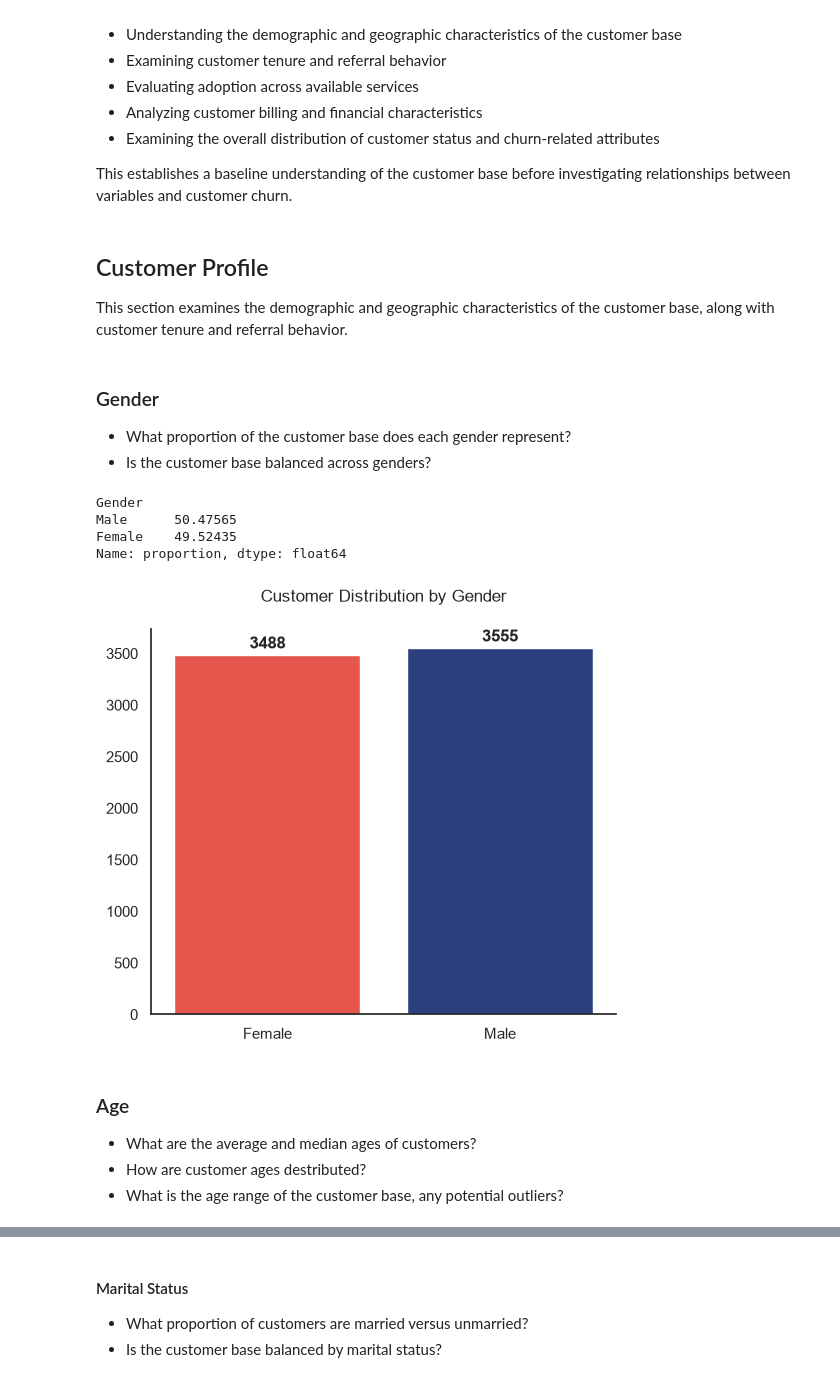
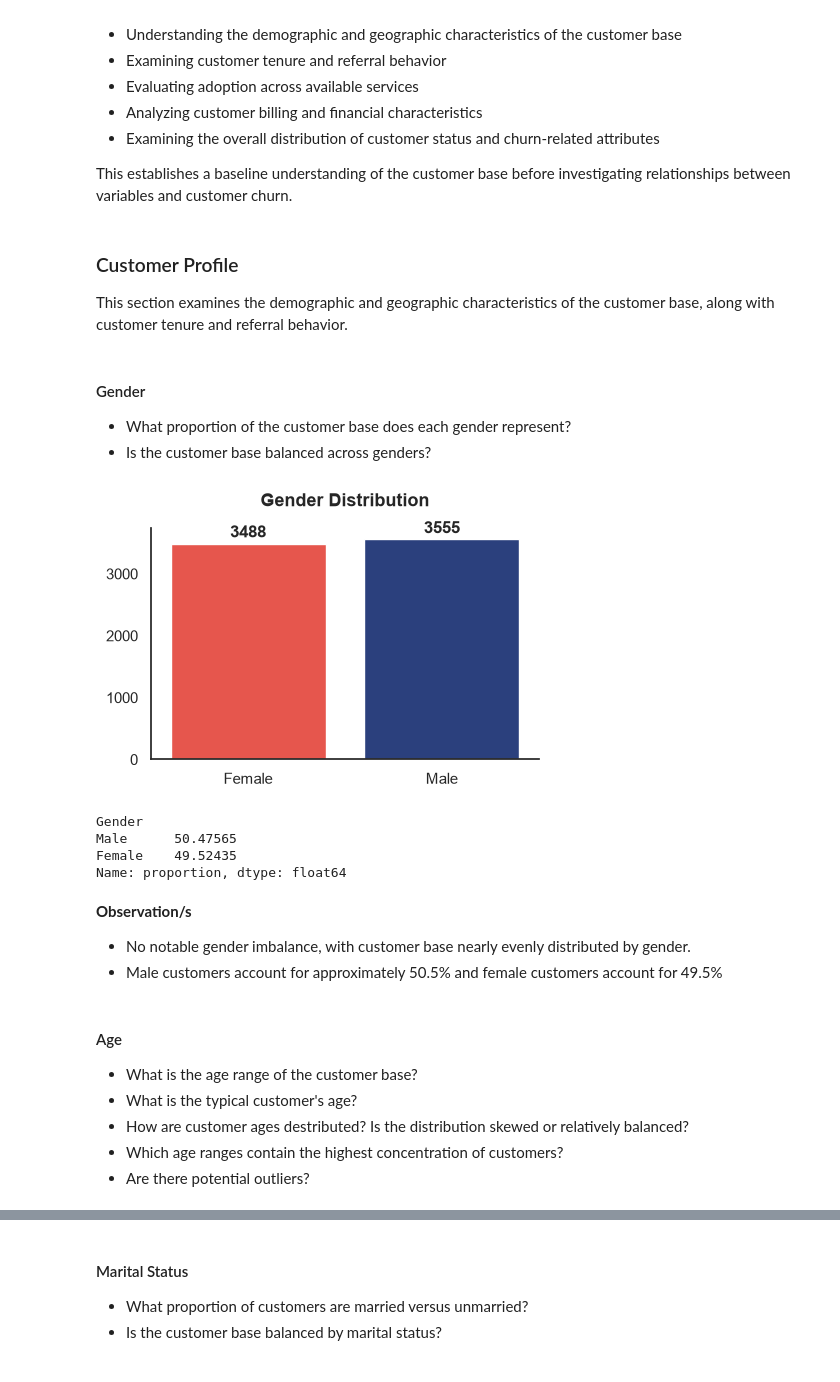
Before and after one commit to pendergataxel/telecom-customer-churn-analysis, a Jupyter notebook: notebooks/02_univariate_analysis.ipynb, the cells around one changed output, grey strips where cells are left out. Saved outputs shown, nothing was run; the diff lists cells and outputs as text; code cells hidden in the pictures.

Commit message:
Add observations on Customer Demographics

```diff
--- a/notebooks/02_univariate_analysis.ipynb
+++ b/notebooks/02_univariate_analysis.ipynb
@@ -24,60 +24,62 @@ import seaborn as sns
 churn_df = pd.read_parquet('../data/processed/telecom_customer_churn_clean.parquet')
 # %%
 # Set visualization settings
-sns.set_theme(style='white', context='notebook')
+sns.set_theme(style='white',
+              context='notebook',
+              palette='deep')
+
+plt.rcParams['figure.figsize'] = (5, 3)
+plt.rcParams['axes.titleweight'] = 'bold'
+plt.rcParams['axes.titlepad'] = 16
+plt.rcParams['axes.titlesize'] = 13
+plt.rcParams['axes.labelsize'] = 11
+plt.rcParams['axes.labelpad'] = 6
 plt.rcParams['axes.spines.top'] = False
 plt.rcParams['axes.spines.right'] = False
-
-colors = {
-    'blue': '#1E3A8A',
-    'berry': '#D1345B',
-    'teal': "#14B8A6",
-    'darkblue': '#263252',
-    'red': '#ff3f34'
-}
 # %% [markdown]
-## Customer Profile
-
+### Customer Profile
 This section examines the demographic and geographic characteristics of the customer base, along with customer tenure and referral behavior.
 # %% [markdown]
-### Gender
+#### Gender
 - What proportion of the customer base does each gender represent?
 - Is the customer base balanced across genders?
-# %%
-churn_df['Gender'].value_counts(normalize=True) * 100
-# %% [output]
-Gender
-Male      50.47565
-Female    49.52435
-Name: proportion, dtype: float64
 # %%
-plt.figure(figsize=(6, 5))
-
 ax = sns.countplot(
     churn_df,
     x='Gender',
     hue='Gender',
     dodge=False,
-    palette=[colors['red'], colors['blue']]
-
+    palette=['#ff3f34', '#1E3A8A']
 )
 
 for container in ax.containers:
     ax.bar_label(
         container,
         fontweight='bold',
         padding=2
     )
 
-plt.title('Customer Distribution by Gender', pad=20)
+plt.title('Gender Distribution')
 plt.ylabel('')
-plt.xlabel('')
-plt.show()
+plt.xlabel('');
 # %% [output]
-[figure, old version]
+[figure, new version]
+# %%
+churn_df['Gender'].value_counts(normalize=True) * 100
+# %% [output]
+Gender
+Male      50.47565
+Female    49.52435
+Name: proportion, dtype: float64
+# %% [markdown]
+**Observation/s**
+- No notable gender imbalance, with customer base nearly evenly distributed by gender.
+- Male customers account for approximately 50.5% and female customers account for 49.5%
 # %% [markdown]
-### Age
-- What are the average and median ages of customers?
-- How are customer ages destributed?
-- What is the age range of the customer base, any potential outliers?
+#### Age
+- What is the age range of the customer base?
+- What is the typical customer's age?
+- How are customer ages destributed? Is the distribution skewed or relatively balanced?
+- Which age ranges contain the highest concentration of customers?
+- Are there potential outliers?
 # %%
```
Also changed, not shown: parts of 55 cells of this notebook.
